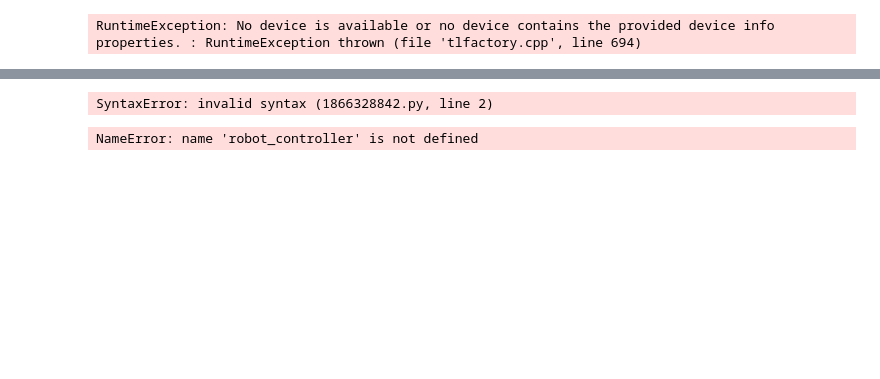
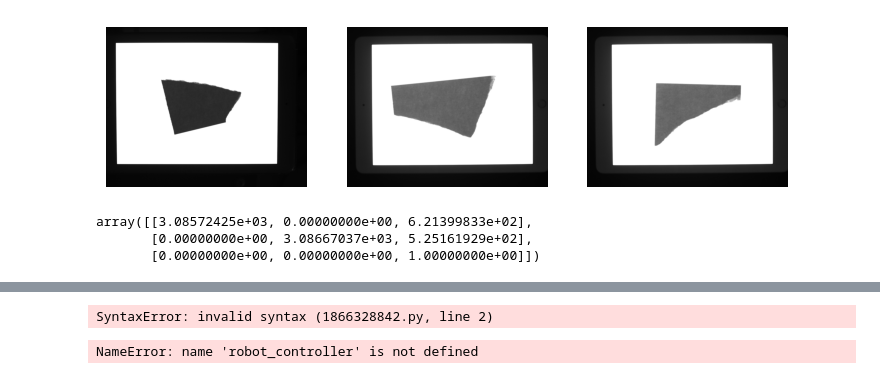
Before and after one commit to Fixstern0211/RoboGlue1, a Jupyter notebook: cameratest.ipynb, the cells around one changed output, grey strips where cells are left out. Saved outputs shown, nothing was run; the diff lists cells and outputs as text; code cells hidden in the pictures; blank space fills up the shorter version.

```diff
--- a/cameratest.ipynb
+++ b/cameratest.ipynb
@@ -6,51 +8,49 @@ import cv2
 # %%
 from pypylon import pylon
 # %%
-from pypylon import pylon
+# # 创建一个相机对象
+# camera = pylon.InstantCamera(pylon.TlFactory.GetInstance().CreateFirstDevice())
 
-# 创建一个相机对象
-camera = pylon.InstantCamera(pylon.TlFactory.GetInstance().CreateFirstDevice())
+# # 打开相机
+# camera.Open()
 
-# 打开相机
-camera.Open()
+# # 设置相机参数，例如曝光时间
+# camera.ExposureTime.SetValue(20000)
 
-# 设置相机参数，例如曝光时间
-camera.ExposureTime.SetValue(20000)
+# # 开始采集
+# camera.StartGrabbing()
 
-# 开始采集
-camera.StartGrabbing()
+# # 创建一个图像处理器
+# converter = pylon.ImageFormatConverter()
 
-# 创建一个图像处理器
-converter = pylon.ImageFormatConverter()
+# # 设置图像处理参数
+# converter.OutputPixelFormat = pylon.PixelType_Mono8
+# converter.OutputBitAlignment = pylon.OutputBitAlignment_MsbAligned
 
-# 设置图像处理参数
-converter.OutputPixelFormat = pylon.PixelType_Mono8
-converter.OutputBitAlignment = pylon.OutputBitAlignment_MsbAligned
+# # 循环获取图像
+# while camera.IsGrabbing():
+#     grabResult = camera.RetrieveResult(5000, pylon.TimeoutHandling_ThrowException)
 
-# 循环获取图像
-while camera.IsGrabbing():
-    grabResult = camera.RetrieveResult(5000, pylon.TimeoutHandling_ThrowException)
+#     if grabResult.GrabSucceeded():
+#         # 转换图像格式
+#         image = converter.Convert(grabResult)
+#         img = image.GetArray()
+#         # 这里可以对图像进行处理，例如保存为文件
+#         cv2.imwrite('image.png', img)
 
-    if grabResult.GrabSucceeded():
-        # 转换图像格式
-        image = converter.Convert(grabResult)
-        img = image.GetArray()
-        # 这里可以对图像进行处理，例如保存为文件
-        cv2.imwrite('image.png', img)
+# # 停止采集
+# camera.StopGrabbing()
 
-# 停止采集
-camera.StopGrabbing()
-
-# 关闭相机
-camera.Close()
+# # 关闭相机
+# camera.Close()
-# %% [output]
-RuntimeException: No device is available or no device contains the provided device info properties. : RuntimeException thrown (file 'tlfactory.cpp', line 694)
 # %%
 w = 240
 h = 170
-img_processor = image_process.ImageProcessor(w, h)
+img_processor = image_process.ImageProcessor(240, 170)
 images = img_processor.load_images("src/")
 # %%
-# img_processor.display_images(images)
+img_processor.display_images(images)
+# %% [output]
+[figure, added]
 # %%
 calibration_images = img_processor.load_images("calibration/")
@@ -59,5 +59,10 @@ calibration_images = img_processor.load_images("calibration/")
 mtx, dist, newcameramtx = camera_calibration.calibrator(27)
 # %%
 # x,y,cam = camera_calibration.para_stu(len(kalibrierung_files))
+mtx
+# %% [output]
+array([[3.08572425e+03, 0.00000000e+00, 6.21399833e+02],
+       [0.00000000e+00, 3.08667037e+03, 5.25161929e+02],
+       [0.00000000e+00, 0.00000000e+00, 1.00000000e+00]])
 # %%
 corrected_images = camera_calibration.correct_distortion(images, mtx, dist, newcameramtx)
```
Also changed, not shown: parts of 9 cells of this notebook.
